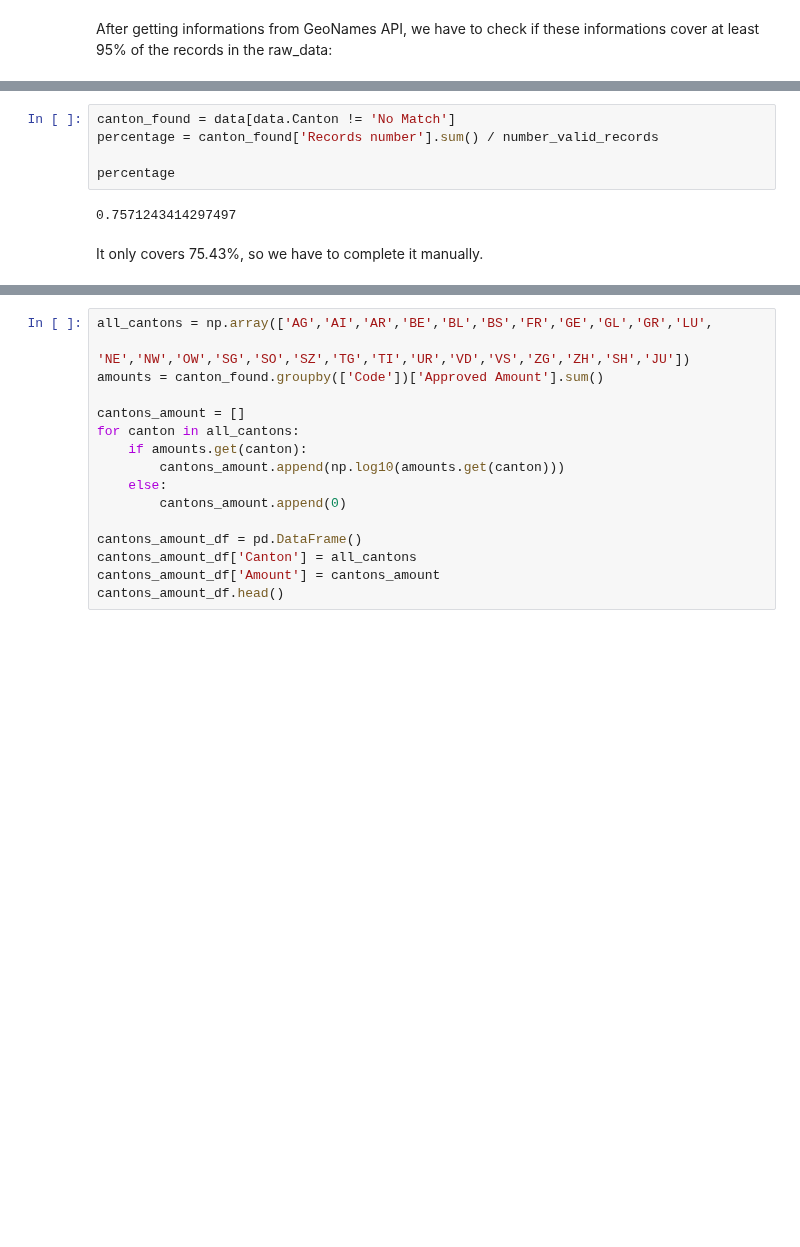
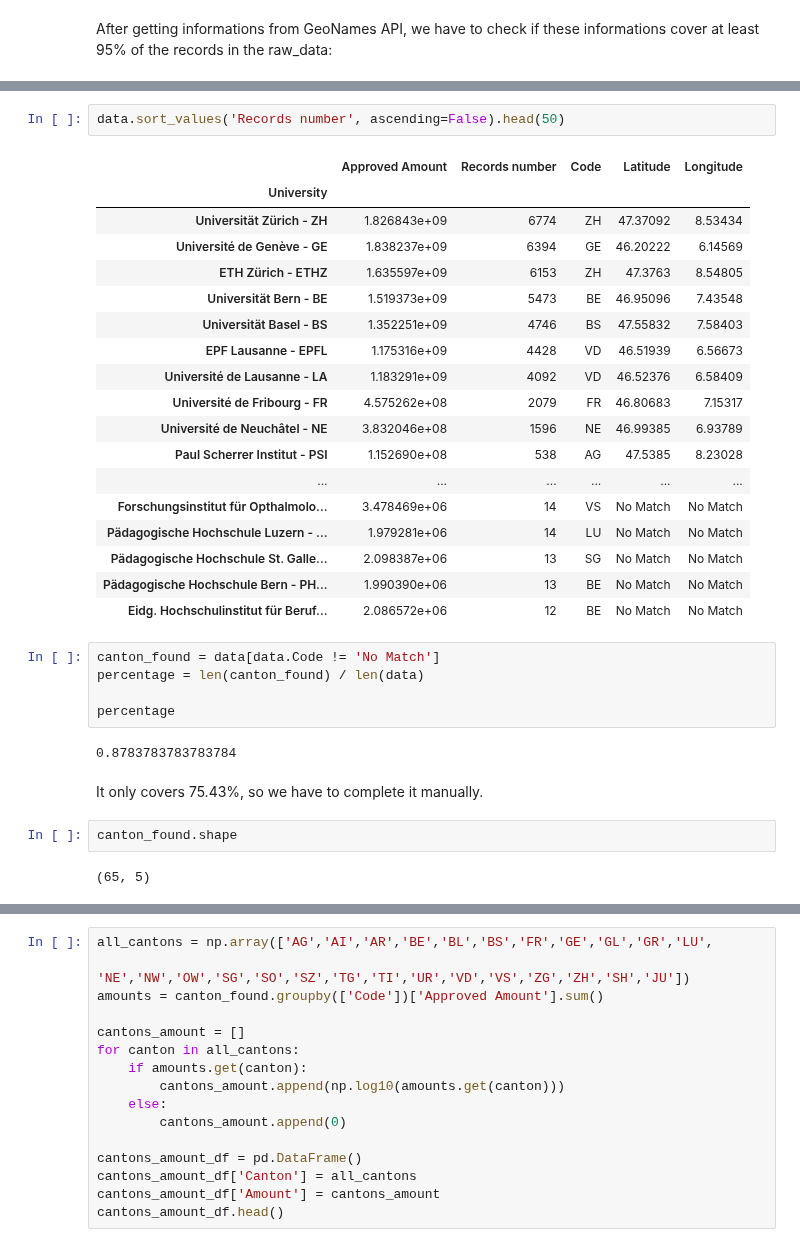
Before and after one commit to Symsystem/adaepflHomework, a Jupyter notebook: 03 - Interactive Viz/Project 3.ipynb, the cells around one changed output, grey strips where cells are left out. Cells and saved outputs as stored; diff of their text form; blank space fills up the shorter version.

```diff
--- a/03 - Interactive Viz/Project 3.ipynb
+++ b/03 - Interactive Viz/Project 3.ipynb
@@ -130,12 +195,37 @@ data.head(20)
+# %%
+data.sort_values('Records number', ascending=False).head(50)
+# %% [output]
+|  | Approved Amount | Records number | Code | Latitude | Longitude |
+| University |  |  |  |  |  |
+| Universität Zürich - ZH | 1.826843e+09 | 6774 | ZH | 47.37092 | 8.53434 |
+| Université de Genève - GE | 1.838237e+09 | 6394 | GE | 46.20222 | 6.14569 |
+| ETH Zürich - ETHZ | 1.635597e+09 | 6153 | ZH | 47.3763 | 8.54805 |
+| Universität Bern - BE | 1.519373e+09 | 5473 | BE | 46.95096 | 7.43548 |
+| Universität Basel - BS | 1.352251e+09 | 4746 | BS | 47.55832 | 7.58403 |
+| EPF Lausanne - EPFL | 1.175316e+09 | 4428 | VD | 46.51939 | 6.56673 |
+| Université de Lausanne - LA | 1.183291e+09 | 4092 | VD | 46.52376 | 6.58409 |
+| Université de Fribourg - FR | 4.575262e+08 | 2079 | FR | 46.80683 | 7.15317 |
+| Université de Neuchâtel - NE | 3.832046e+08 | 1596 | NE | 46.99385 | 6.93789 |
+| Paul Scherrer Institut - PSI | 1.152690e+08 | 538 | AG | 47.5385 | 8.23028 |
+| ... | ... | ... | ... | ... | ... |
+| Forschungsinstitut für Opthalmolo... | 3.478469e+06 | 14 | VS | No Match | No Match |
+| Pädagogische Hochschule Luzern - ... | 1.979281e+06 | 14 | LU | No Match | No Match |
+| Pädagogische Hochschule St. Galle... | 2.098387e+06 | 13 | SG | No Match | No Match |
+| Pädagogische Hochschule Bern - PH... | 1.990390e+06 | 13 | BE | No Match | No Match |
+| Eidg. Hochschulinstitut für Beruf... | 2.086572e+06 | 12 | BE | No Match | No Match |
 # %%
-canton_found = data[data.Canton != 'No Match']
-percentage = canton_found['Records number'].sum() / number_valid_records
+canton_found = data[data.Code != 'No Match']
+percentage = len(canton_found) / len(data)
 
 percentage
 # %% [output]
-0.7571243414297497
+0.8783783783783784
 # %% [markdown]
 It only covers 75.43%, so we have to complete it manually.
+# %%
+canton_found.shape
+# %% [output]
+(65, 5)
 # %%
 univ_found = canton_found[canton_found.Latitude != 'No Match']
 univ_found
```
Also changed, not shown: parts of 5 cells of this notebook.
